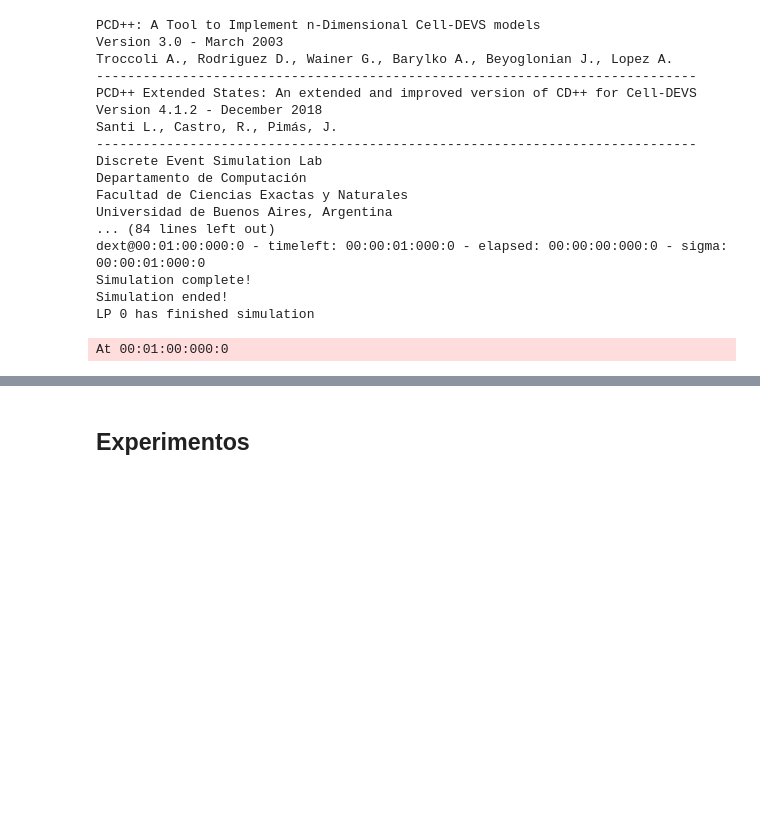
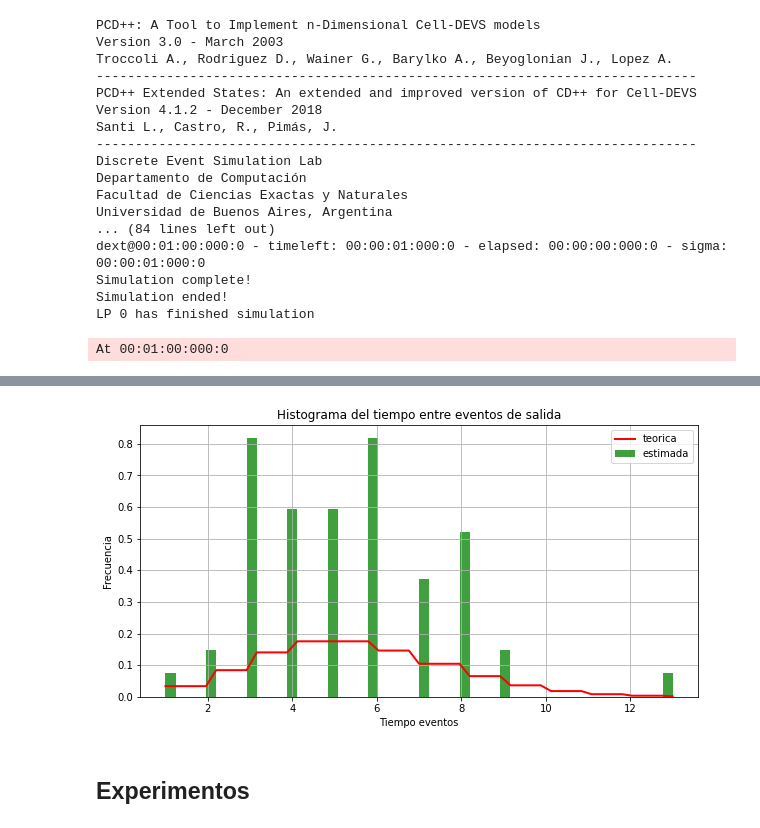
Before and after one commit to giselabelen/SED2021, a Jupyter notebook: TP1_modeloConceptual_G4.ipynb, the cells around one changed output, grey strips where cells are left out. Saved outputs shown, nothing was run; the diff lists cells and outputs as text; code cells hidden in the pictures; blank space fills up the shorter version.

Commit message:
plot poisson

```diff
--- a/TP1_modeloConceptual_G4.ipynb
+++ b/TP1_modeloConceptual_G4.ipynb
@@ -582,3 +620,26 @@ At 00:01:00:000:0
+# %%
+import scipy.stats as sps
+
+# tiempo entre eventos de salida
+x_values = np.diff(salida[TIME_COL])
+
+plt.figure(figsize=(10,5))
+
+# histograma de los eventos de salida
+n, bins, patches = plt.hist(x_values, 50, density=True, facecolor='g', alpha=0.75,label='estimada')
+
+# probability mass function
+_mu=5
+e = sps.poisson.pmf(bins.astype(int), _mu,loc=0)
+plt.plot(bins,e,'r',linewidth=2,label='teorica')
+
+plt.xlabel('Tiempo eventos')
+plt.ylabel('Frecuencia')
+plt.title('Histograma del tiempo entre eventos de salida')
+plt.grid(True)
+plt.legend();
+# %% [output]
+[figure, added]
 # %% [markdown]
 ## Experimentos
 # %% [markdown]
```
Also changed, not shown: parts of 7 cells of this notebook, 1 other file.
